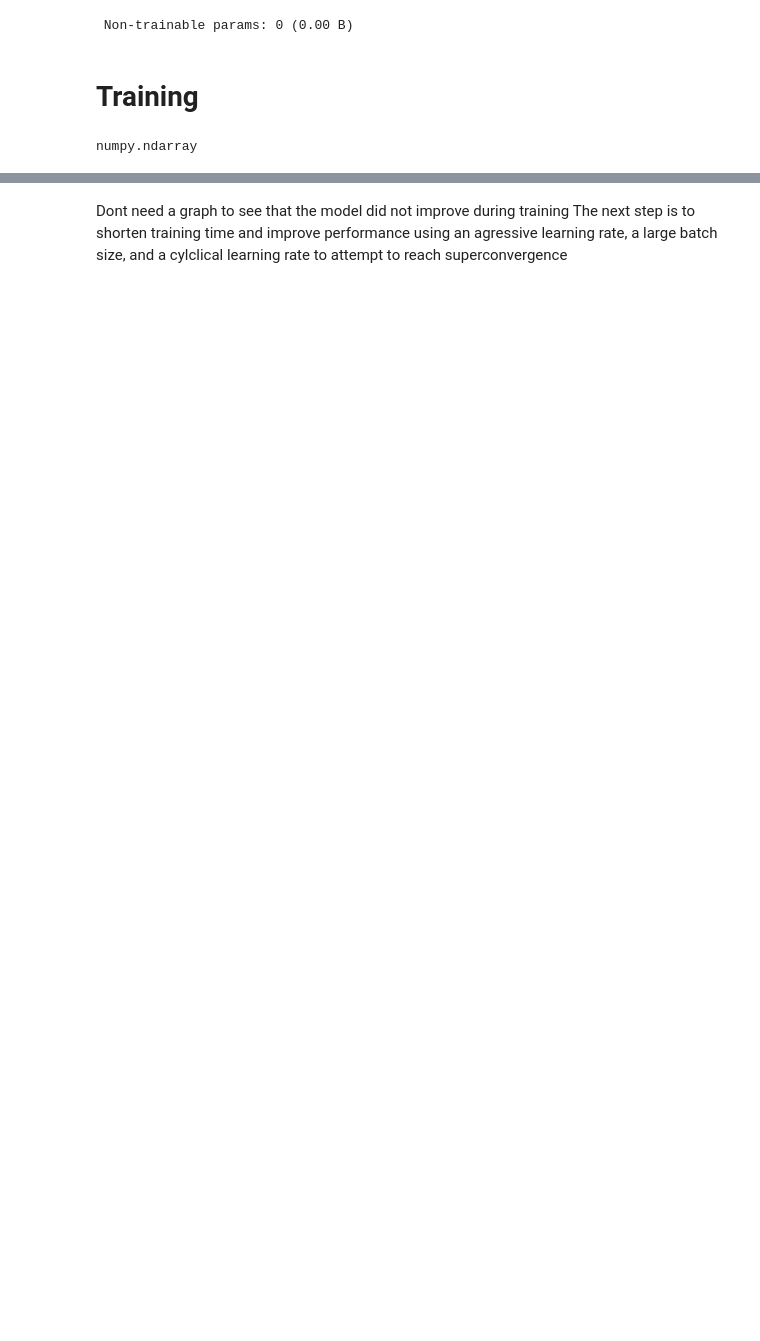
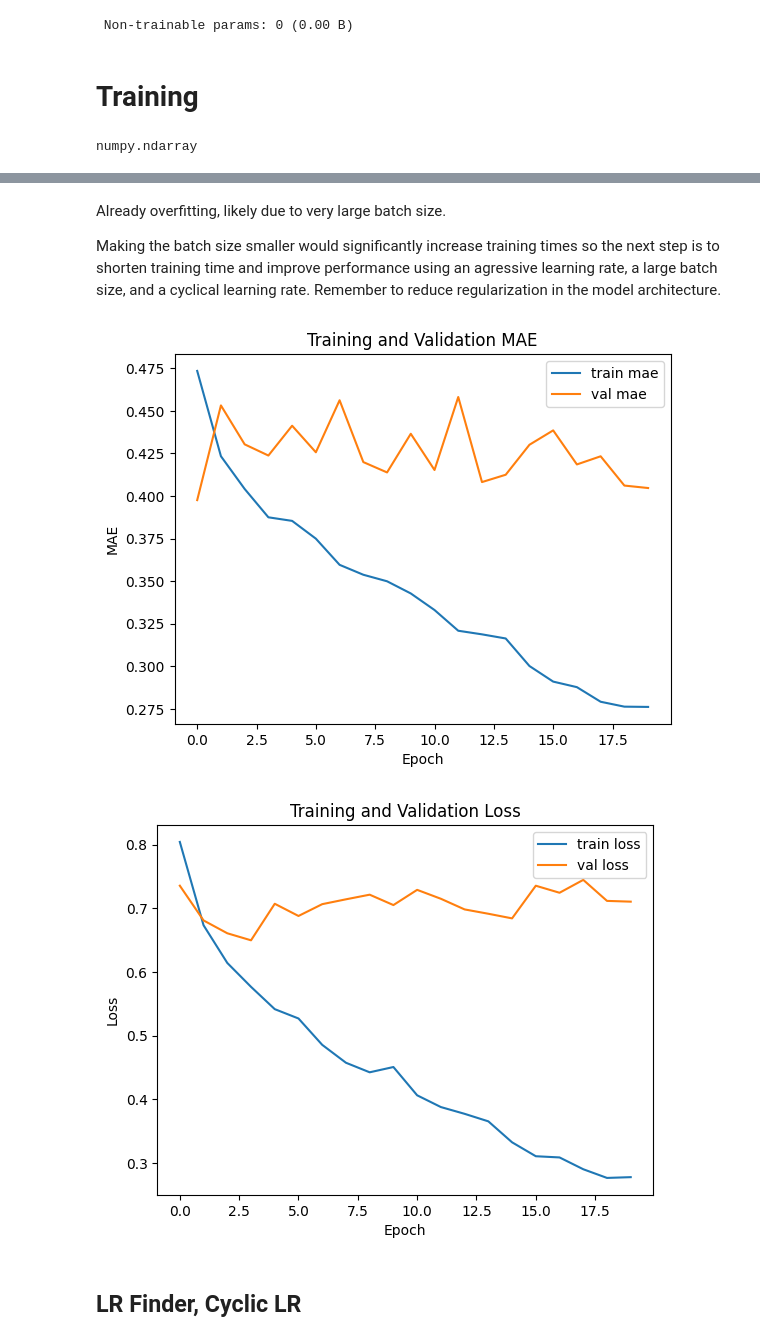
Before and after one commit to martsawup/yugioh-card-price-predictor, a Jupyter notebook: yugioh-price-predict.ipynb, the cells around one changed output, grey strips where cells are left out. Drawn from its saved outputs; the diff is of its cells as text; code cells hidden in the pictures; blank space fills up the shorter version.

```diff
--- a/yugioh-price-predict.ipynb
+++ b/yugioh-price-predict.ipynb
@@ -924,25 +903,23 @@ from tensorflow.keras.optimizers import RMSprop, Adam
 # %%
 text_input = layers.Input(shape=(), dtype=tf.string, name= "text input")
 text_prep_layer = text_vectorizer(text_input)
-embedding_layer = layers.Embedding(len(vocab_dict)+1, 768, name= "embedding")(text_prep_layer)
-encoding_layer = layers.Bidirectional(layers.LSTM(384, return_sequences= True), name= "RNN1")(embedding_layer)
-encoding_layer = layers.Bidirectional(layers.LSTM(384, return_sequences= True), name= "RNN2")(encoding_layer)
-encoded_text = layers.Bidirectional(layers.LSTM(384), name= "RNNfinal")(encoding_layer)
+embedding_layer = layers.Embedding(len(vocab_dict)+1, 300, name= "embedding")(text_prep_layer)
+encoding_layer = layers.Bidirectional(layers.GRU(45, return_sequences= True), name= "RNN1")(embedding_layer)
+encoding_layer = layers.Bidirectional(layers.GRU(45, return_sequences= True), name= "RNN2")(encoding_layer)
+encoded_text = layers.Bidirectional(layers.GRU(45), name= "RNNfinal")(encoding_layer)
 
 num_input = layers.Input(shape= (X_prepared.shape[1],), name="num input")
 
 concatenated = layers.concatenate([num_input, encoded_text], axis= -1, name= "join")
 
-dense = layers.Dense(330, activation= "relu", name= "dense1")(concatenated)
-dense = layers.Dense(330, activation= "relu", name= "dense2")(dense)
-dense = layers.Dense(115, activation= "relu", name= "dense3")(dense)
+dense = layers.Dense(800, activation= "relu", name= "dense1")(concatenated)
+dense = layers.Dense(400, activation= "relu", name= "dense2")(dense)
+dense = layers.Dense(400, activation= "relu", name= "dense3")(dense)
 price = layers.Dense(1, name= "output")(dense)
 
 model = Model(inputs= [text_input, num_input], outputs= price, name= "model1")
-# more or less of a "dummy compile" so i can use summary
-model.compile(optimizer= RMSprop(),
-              loss= "mse",
-              metrics= ['m ae'])
+
+initial_weights = model.get_weights()
 
 model.summary()
 # %% [output]
@@ -993,3 +960,7 @@ labels nan: 0
+# %%
+model.compile(optimizer= 'adam',
+              loss= "mse",
+              metrics= ['mae'])
 # %%
-history = model.fit({'text input': train_text, 'num input': train_metadata}, y_train, validation_data= ({'text input': test_text, 'num input': test_metadata}, y_test), epochs= 30, batch_size= 64)
+history = model.fit({'text input': train_text, 'num input': train_metadata}, y_train, validation_data= ({'text input': test_text, 'num input': test_metadata}, y_test), epochs= 20, batch_size= 128)
 # %% [output]
@@ -1013,3 +984,25 @@ Epoch 30/30
 # %% [markdown]
-Dont need a graph to see that the model did not improve during training
-The next step is to shorten training time and improve performance using an agressive learning rate, a large batch size, and a cylclical learning rate to attempt to reach superconvergence
+Already overfitting, likely due to very large batch size.
+
+Making the batch size smaller would significantly increase training times so the next step is to shorten training time and improve performance using an agressive learning rate, a large batch size, and a cyclical learning rate. Remember to reduce regularization in the model architecture.
+# %%
+    # Plot MAE
+    plt.plot(history.history['mae'], label='train mae')
+    plt.plot(history.history['val_mae'], label='val mae')
+    plt.xlabel('Epoch')
+    plt.ylabel('MAE')
+    plt.legend()
+    plt.title('Training and Validation MAE')
+    plt.show()
+
+    # Plot loss
+    plt.plot(history.history['loss'], label='train loss')
+    plt.plot(history.history['val_loss'], label='val loss')
+    plt.xlabel('Epoch')
+    plt.ylabel('Loss')
+    plt.legend()
+    plt.title('Training and Validation Loss')
+    plt.show()
+# %% [output]
+[figure, added]
+[figure, added]
@@ -1015,0 +1011,2 @@ The next step is to shorten training time and improve performance using an agres
+# %% [markdown]
+## LR Finder, Cyclic LR
```
Also changed, not shown: parts of 51 cells of this notebook.
